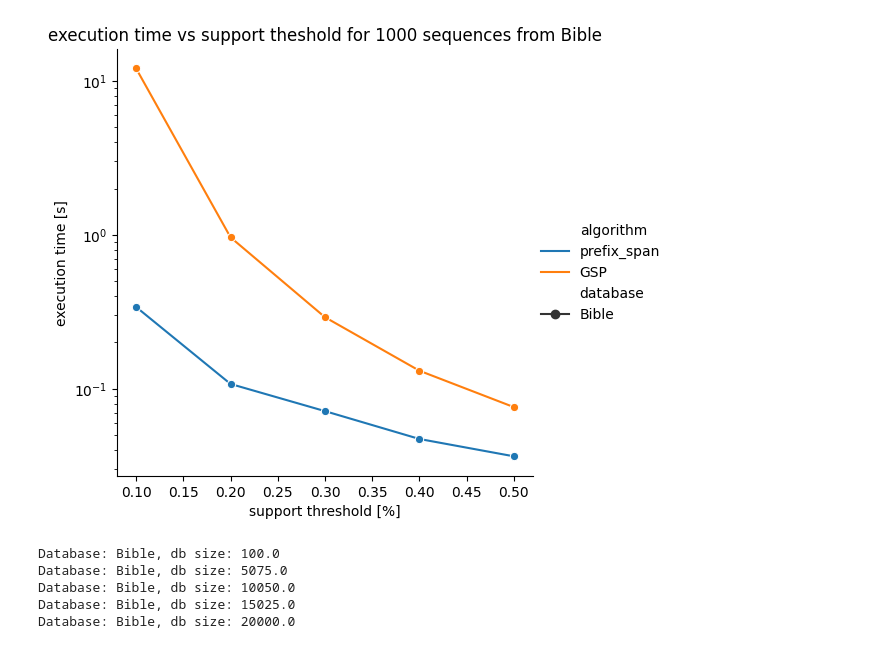
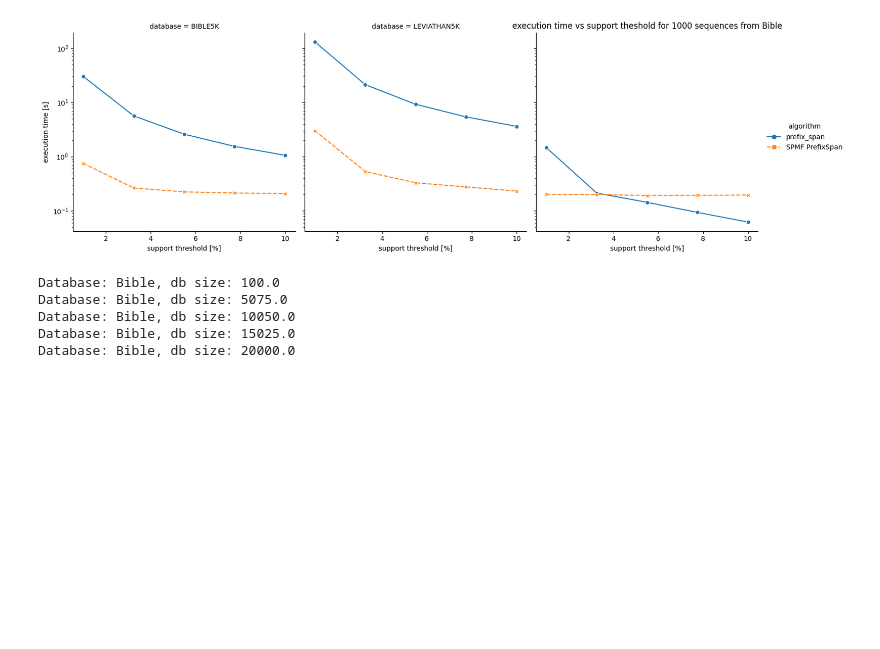
Before and after one commit to mati9456/MED_projekt, a Jupyter notebook: testy.ipynb, the cells around one changed output. Cells and saved outputs as stored; diff of their text form; code cells hidden in the pictures; blank space fills up the shorter version.

```diff
--- a/testy.ipynb
+++ b/testy.ipynb
@@ -12,7 +13,7 @@ import subprocess
 # %%
 #database paths
-bible = "dataSets/BIBLE.txt"
-#leviathan = "dataSets/LEVIATHAN.txt"
-#korsak = "dataSets/kosarak10k.txt"
+bible = "dataSets5k/BIBLE5K.txt"
+leviathan = "dataSets5k/LEVIATHAN5K.txt"
+korsak = "dataSets5k/KOSARAK5K.txt"
 # %%
 # speed vs supp theshold %
@@ -87,17 +94,18 @@ Database: Bible, Supp%: 0.5, supp value: 500
 # %%
 # plot results
-seaborn.relplot(data=time_vs_sup[time_vs_sup["algorithm"] != "SPMF PrefixSpan"], #data=time_vs_sup,
-                 x="support threshold [%]",
-                 y="execution time [s]",
-                 hue="algorithm",
-                 style="database",
-                 kind="line",
-                 markers=True
+seaborn.relplot(data=time_vs_sup,#data=time_vs_sup[time_vs_sup["algorithm"] != "SPMF PrefixSpan"],
+                x="support threshold [%]",
+                y="execution time [s]",
+                hue="algorithm",
+                style="algorithm",
+                kind="line",
+                col="database",
+                markers=True
                 )
 plt.title("execution time vs support theshold for 1000 sequences from Bible")
 plt.yscale('log')
 # %% [output]
-[figure, old version]
+[figure, new version]
 # %%
 # speed vs n of sequences
 database_paths = [bible]
```
Also changed, not shown: parts of 2 cells of this notebook, 6 other files.
